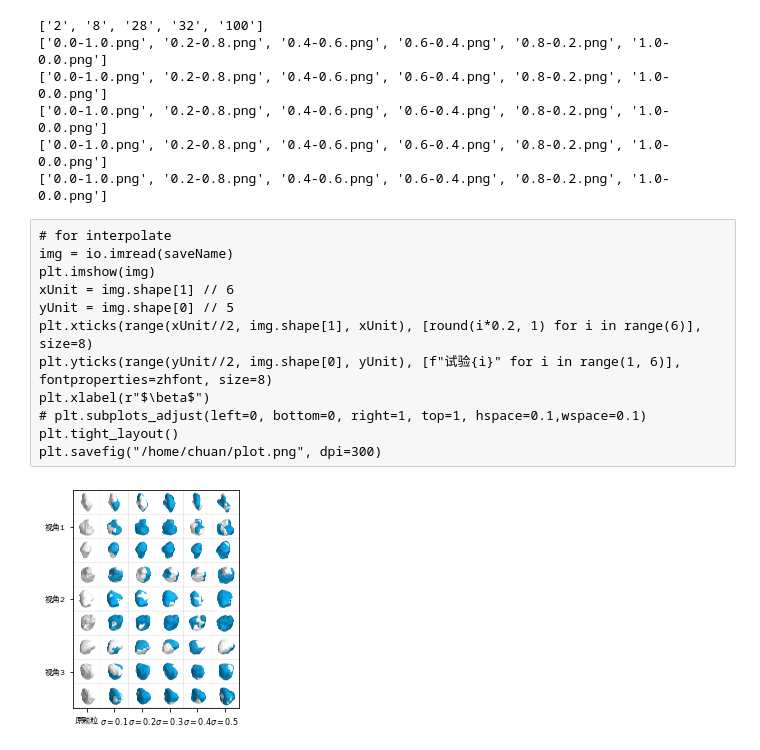
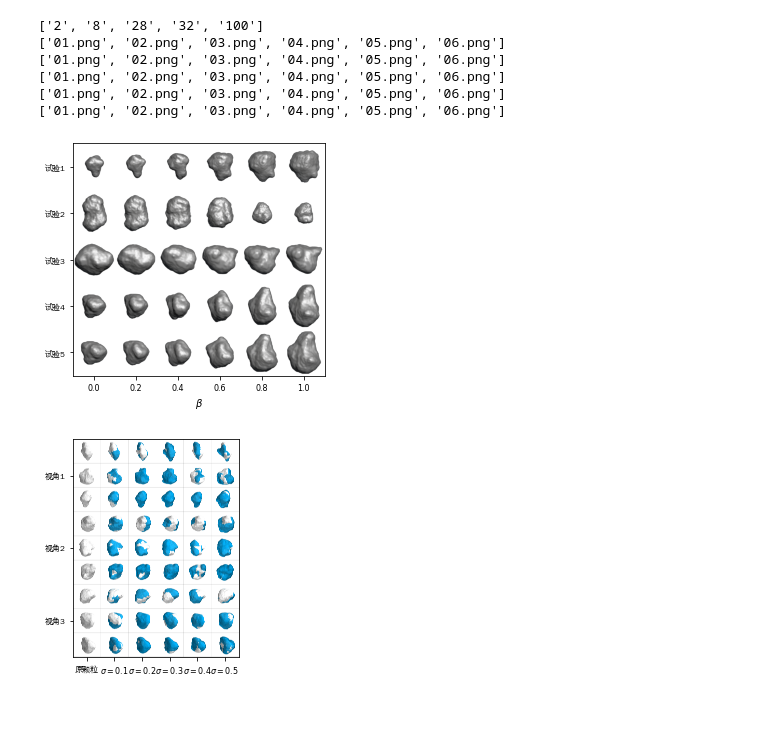
Before and after one commit to chua-n/soil, a Jupyter notebook: plotContinuity.ipynb, the cells around one changed output. Saved outputs shown, nothing was run; the diff lists cells and outputs as text; code cells hidden in the pictures; blank space fills up the shorter version.

```diff
--- a/plotContinuity.ipynb
+++ b/plotContinuity.ipynb
@@ -11,7 +11,7 @@ zhfont = mpl.font_manager.FontProperties(fname='/usr/share/fonts/truetype/wqy/wq
 # labelsize = 16
 # plt.style.use("bmh")
 # %%
-basefolder = "/home/chuan/interpolate/"
+basefolder = "/home/chuan/inter/"
 # basefolder = "/home/chuan/surround/"
 folders = os.listdir(basefolder)
 folders.sort(key=float)
@@ -26,26 +26,28 @@ for folder in folders:
         imgs.append(io.imread(os.path.join(basefolder, folder, filename)))
 # %% [output]
 ['2', '8', '28', '32', '100']
-['0.0-1.0.png', '0.2-0.8.png', '0.4-0.6.png', '0.6-0.4.png', '0.8-0.2.png', '1.0-0.0.png']
-['0.0-1.0.png', '0.2-0.8.png', '0.4-0.6.png', '0.6-0.4.png', '0.8-0.2.png', '1.0-0.0.png']
-['0.0-1.0.png', '0.2-0.8.png', '0.4-0.6.png', '0.6-0.4.png', '0.8-0.2.png', '1.0-0.0.png']
-['0.0-1.0.png', '0.2-0.8.png', '0.4-0.6.png', '0.6-0.4.png', '0.8-0.2.png', '1.0-0.0.png']
-['0.0-1.0.png', '0.2-0.8.png', '0.4-0.6.png', '0.6-0.4.png', '0.8-0.2.png', '1.0-0.0.png']
+['01.png', '02.png', '03.png', '04.png', '05.png', '06.png']
+['01.png', '02.png', '03.png', '04.png', '05.png', '06.png']
+['01.png', '02.png', '03.png', '04.png', '05.png', '06.png']
+['01.png', '02.png', '03.png', '04.png', '05.png', '06.png']
+['01.png', '02.png', '03.png', '04.png', '05.png', '06.png']
 # %%
 saveName = "/home/chuan/imgGrid.png"
 makeGrid(imgs, saveName, nrow=6)
-# %% [raw]
-# for interpolate
-img = io.imread(saveName)
-plt.imshow(img)
-xUnit = img.shape[1] // 6
-yUnit = img.shape[0] // 5
-plt.xticks(range(xUnit//2, img.shape[1], xUnit), [round(i*0.2, 1) for i in range(6)], size=8)
-plt.yticks(range(yUnit//2, img.shape[0], yUnit), [f"试验{i}" for i in range(1, 6)], fontproperties=zhfont, size=8)
-plt.xlabel(r"$\beta$")
-# plt.subplots_adjust(left=0, bottom=0, right=1, top=1, hspace=0.1,wspace=0.1)
-plt.tight_layout()
-plt.savefig("/home/chuan/plot.png", dpi=300)
+# %%
+# for interpolate
+img = io.imread(saveName)
+plt.imshow(img)
+xUnit = img.shape[1] // 6
+yUnit = img.shape[0] // 5
+plt.xticks(range(xUnit//2, img.shape[1], xUnit), [round(i*0.2, 1) for i in range(6)], size=8)
+plt.yticks(range(yUnit//2, img.shape[0], yUnit), [f"试验{i}" for i in range(1, 6)], fontproperties=zhfont, size=8)
+plt.xlabel(r"$\beta$")
+# plt.subplots_adjust(left=0, bottom=0, right=1, top=1, hspace=0.1,wspace=0.1)
+plt.tight_layout()
+plt.savefig("/home/chuan/plot.png", dpi=300)
+# %% [output]
+[figure, added]
 # %%
 # for surround
 img = io.imread(saveName)
```
Also changed, not shown: 2 other files.
